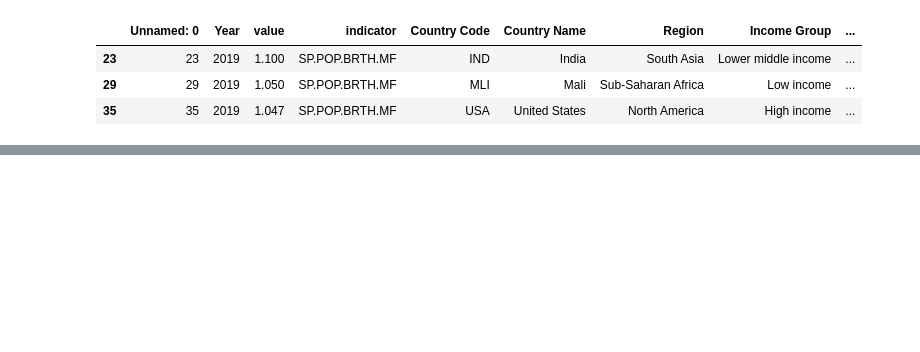
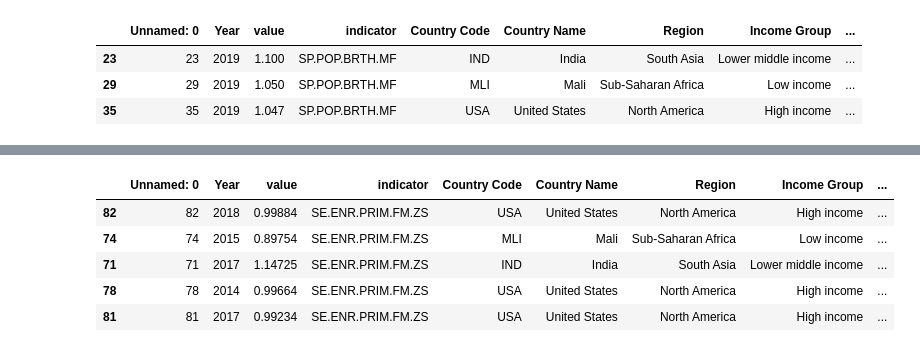
Before and after one commit to DATA-690-SPRING-2022/arushi_data690, a Jupyter notebook: Individual_Assignment_Part_B/Draft_Part_B.ipynb, the cells around one changed output, grey strips where cells are left out. Cells and saved outputs as stored; diff of their text form; code cells hidden in the pictures; blank space fills up the shorter version.

```diff
--- a/Individual_Assignment_Part_B/Draft_Part_B.ipynb
+++ b/Individual_Assignment_Part_B/Draft_Part_B.ipynb
@@ -135,0 +161,11 @@ fig.show()
+# %%
+df_edu_primary = df.query("indicator == 'SE.ENR.PRIM.FM.ZS'")
+
+df_edu_primary.sample(5)
+# %% [output]
+|  | Unnamed: 0 | Year | value | indicator | Country Code | Country Name | Region | Income Group | ... |
+| 82 | 82 | 2018 | 0.99884 | SE.ENR.PRIM.FM.ZS | USA | United States | North America | High income | ... |
+| 74 | 74 | 2015 | 0.89754 | SE.ENR.PRIM.FM.ZS | MLI | Mali | Sub-Saharan Africa | Low income | ... |
+| 71 | 71 | 2017 | 1.14725 | SE.ENR.PRIM.FM.ZS | IND | India | South Asia | Lower middle income | ... |
+| 78 | 78 | 2014 | 0.99664 | SE.ENR.PRIM.FM.ZS | USA | United States | North America | High income | ... |
+| 81 | 81 | 2017 | 0.99234 | SE.ENR.PRIM.FM.ZS | USA | United States | North America | High income | ... |
```
Also changed, not shown: parts of 19 cells of this notebook.
